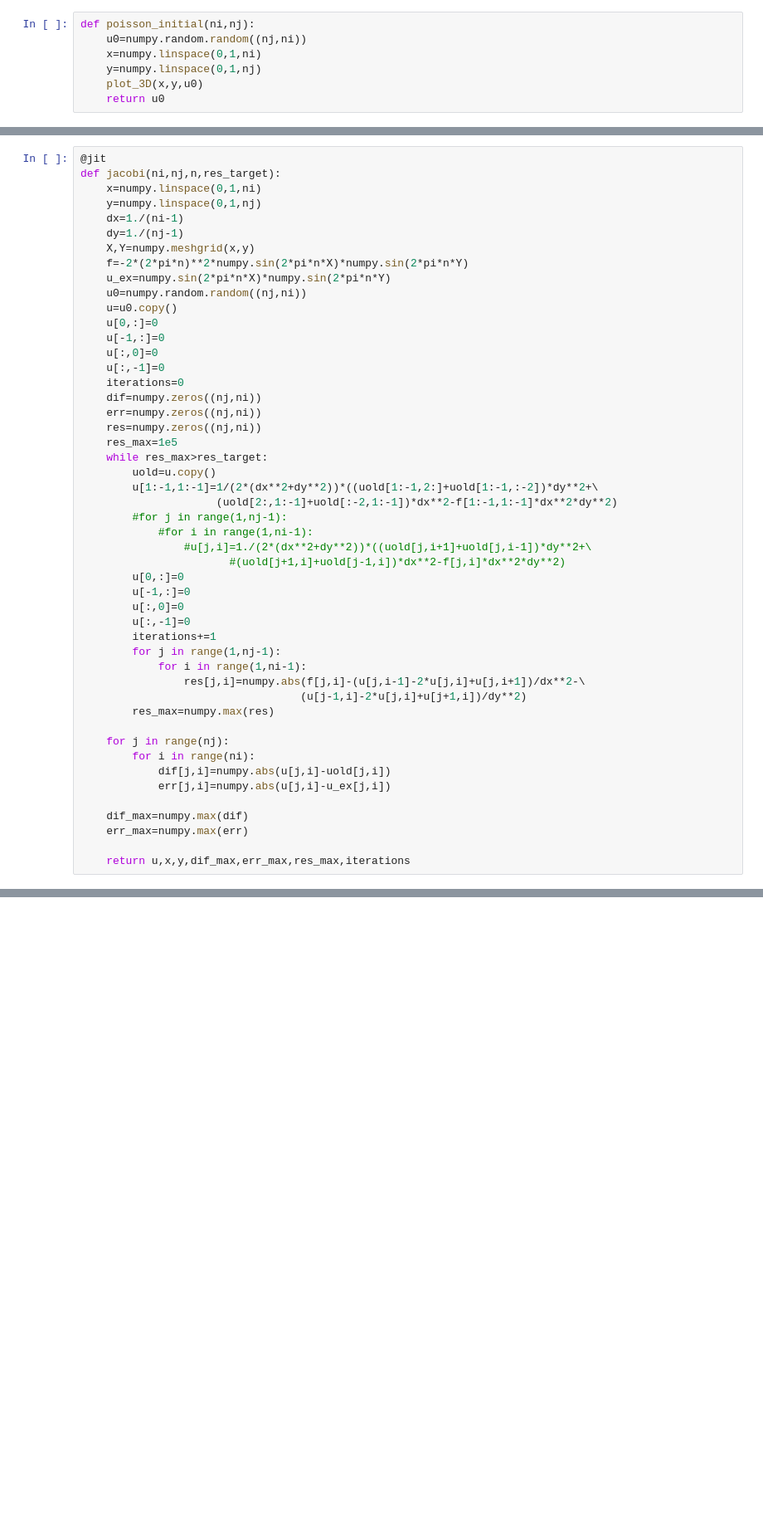
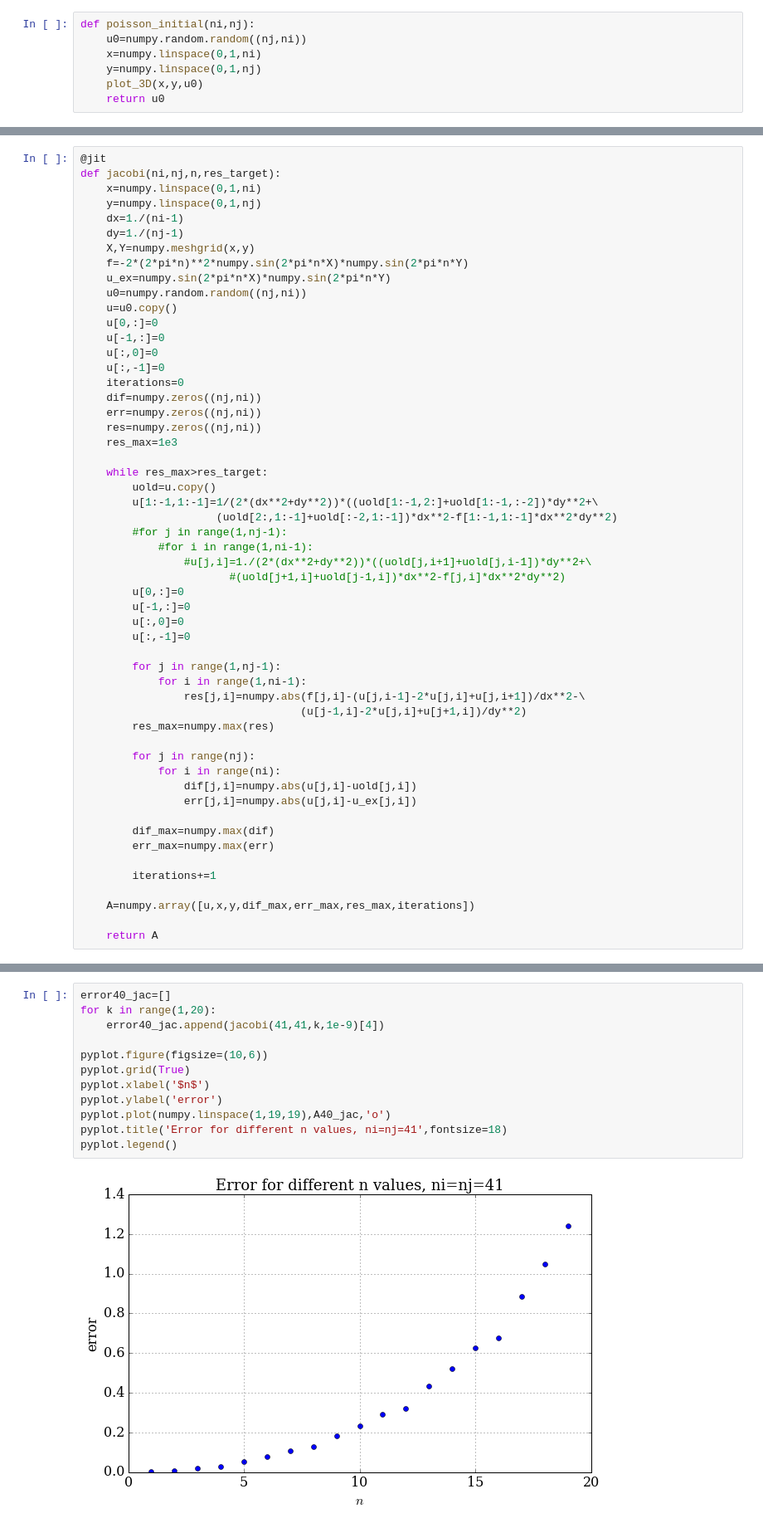
Before and after one commit to yujiasheng912/MAE6225, a Jupyter notebook: poisson2d_sin.ipynb, the cells around one changed output, grey strips where cells are left out. Shown: that part at 83% size. Saved outputs shown, nothing was run; the diff lists cells and outputs as text; blank space fills up the shorter version.

```diff
--- a/poisson2d_sin.ipynb
+++ b/poisson2d_sin.ipynb
@@ -55,7 +55,8 @@ def jacobi(ni,nj,n,res_target):
     dif=numpy.zeros((nj,ni))
     err=numpy.zeros((nj,ni))
     res=numpy.zeros((nj,ni))
-    res_max=1e5
+    res_max=1e3
+
     while res_max>res_target:
         uold=u.copy()
         u[1:-1,1:-1]=1/(2*(dx**2+dy**2))*((uold[1:-1,2:]+uold[1:-1,:-2])*dy**2+\
@@ -68,22 +69,26 @@ def jacobi(ni,nj,n,res_target):
         u[-1,:]=0
         u[:,0]=0
         u[:,-1]=0
-        iterations+=1
+
         for j in range(1,nj-1):
             for i in range(1,ni-1):
                 res[j,i]=numpy.abs(f[j,i]-(u[j,i-1]-2*u[j,i]+u[j,i+1])/dx**2-\
                                   (u[j-1,i]-2*u[j,i]+u[j+1,i])/dy**2)
         res_max=numpy.max(res)
 
-    for j in range(nj):
-        for i in range(ni):
-            dif[j,i]=numpy.abs(u[j,i]-uold[j,i])
-            err[j,i]=numpy.abs(u[j,i]-u_ex[j,i])
+        for j in range(nj):
+            for i in range(ni):
+                dif[j,i]=numpy.abs(u[j,i]-uold[j,i])
+                err[j,i]=numpy.abs(u[j,i]-u_ex[j,i])
 
-    dif_max=numpy.max(dif)
-    err_max=numpy.max(err)
+        dif_max=numpy.max(dif)
+        err_max=numpy.max(err)
 
-    return u,x,y,dif_max,err_max,res_max,iterations
+        iterations+=1
+
+    A=numpy.array([u,x,y,dif_max,err_max,res_max,iterations])
+
+    return A
 # %%
 @jit
 def SOR(ni,nj,n,res_target,omega):
@@ -135,0 +145,14 @@ def SOR(ni,nj,n,res_target,omega):
+# %%
+error40_jac=[]
+for k in range(1,20):
+    error40_jac.append(jacobi(41,41,k,1e-9)[4])
+
+pyplot.figure(figsize=(10,6))
+pyplot.grid(True)
+pyplot.xlabel('$n$')
+pyplot.ylabel('error')
+pyplot.plot(numpy.linspace(1,19,19),A40_jac,'o')
+pyplot.title('Error for different n values, ni=nj=41',fontsize=18)
+pyplot.legend()
+# %% [output]
+[figure, added]
```
Also changed, not shown: parts of 11 cells of this notebook.
